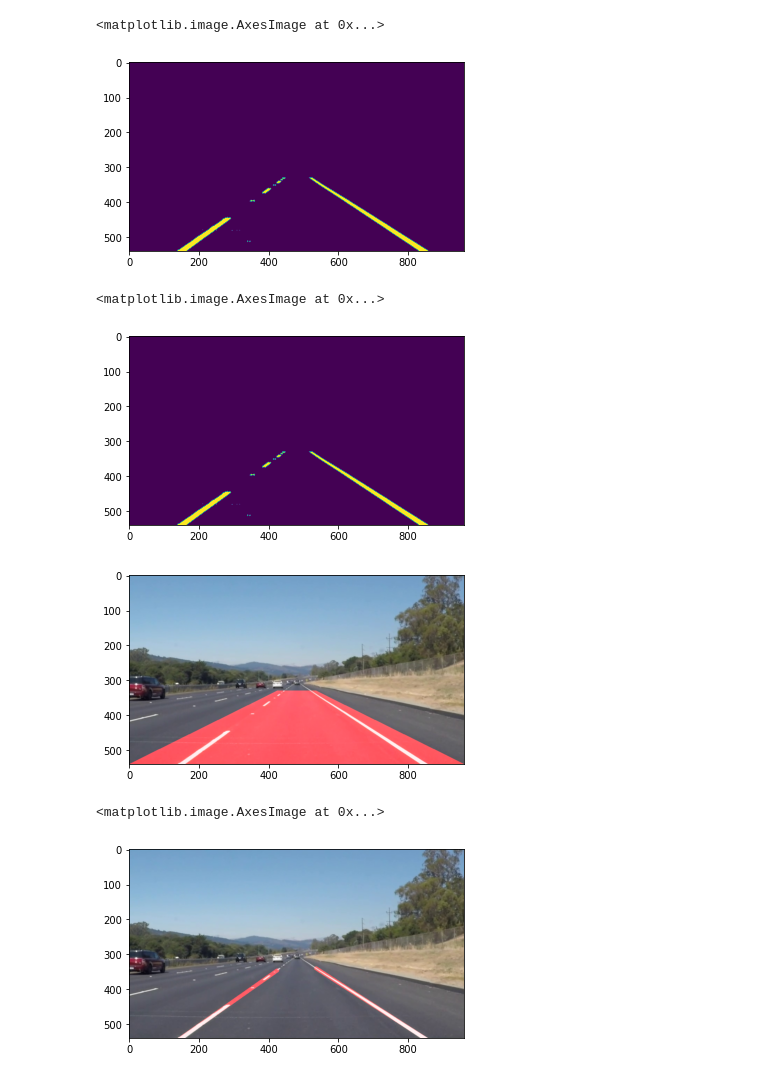
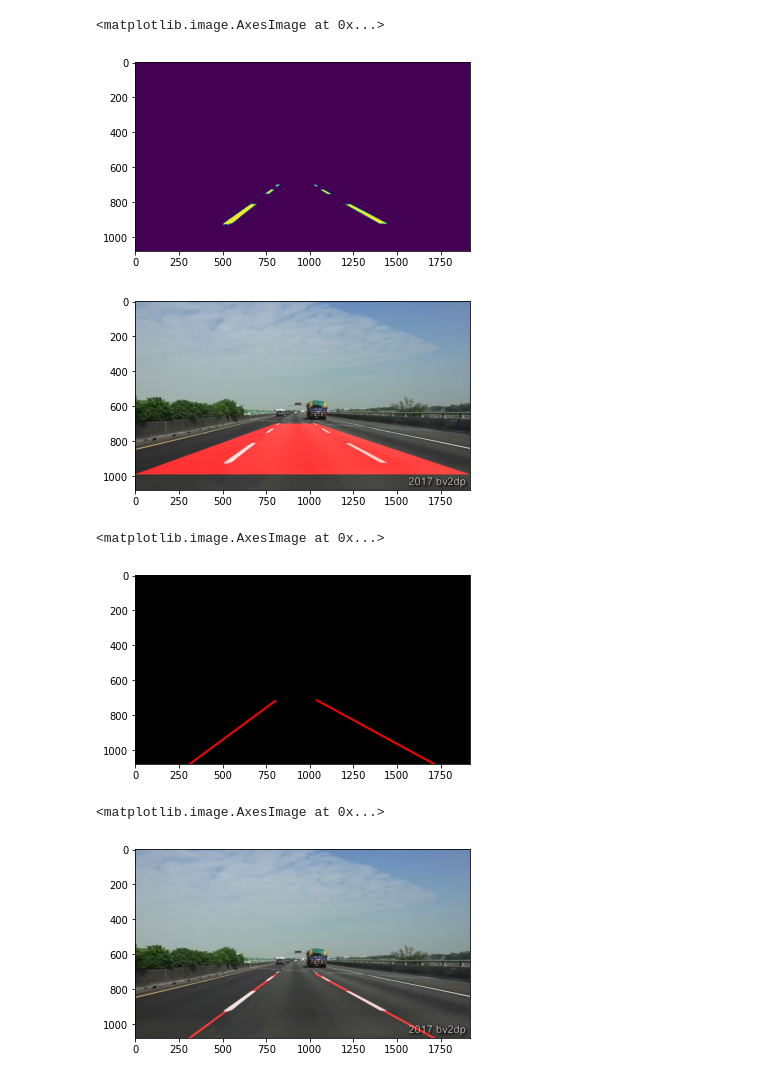
Before and after one commit to Abner0627/Find-Lane-Line-on-the-Road, a Jupyter notebook: main.ipynb, the cells around one changed output. Saved outputs shown, nothing was run; the diff lists cells and outputs as text; code cells hidden in the pictures.

```diff
--- a/main.ipynb
+++ b/main.ipynb
@@ -7,7 +7,7 @@ from sklearn.linear_model import LinearRegression
 
 #%% Load video
 P = './data'
-V = 'solidWhiteRight.mp4'
+V = 'tw_NH1.mp4'
 sV = 'Lane_' + V
 vc = cv2.VideoCapture(os.path.join(P, V))
 fps = vc.get(cv2.CAP_PROP_FPS)
@@ -41,7 +41,7 @@ def linear_reg(x, y, res, Llimt, Rlimt):
     yfit = model.predict(xfit)
     return xfit, yfit
 
-def _line(lines, vertices, res=2500):
+def _line(lines, vertices, res=10000):
     color = [255, 0, 0]
     thickness = 5
     x1 = lines[:, :, 0]
@@ -113,10 +113,10 @@ plt.imshow(binary_warped)
 #%% Mask
 mask = np.zeros_like(binary_warped)
 vertices = np.array(
-    [[0, 540],  # Bottom left
-    [425, 330],  # Top left
-    [535, 330],  # Top right
-    [960, 540]]) # Bottom right
+    [[0, 990],  # Bottom left
+    [805, 700],  # Top left
+    [1040, 700],  # Top right
+    [1920, 990]]) # Bottom righ
 
 #defining a 3 channel or 1 channel color to fill the mask with depending on the input image
 if len(binary_warped.shape) > 2:
@@ -134,33 +134,33 @@ masked_image = cv2.bitwise_and(binary_warped, mask)
 #====================
 fig_0 = plt.figure(0)
 plt.imshow(masked_image)
+fig_1 = plt.figure(1)
+mask_r = np.zeros((img.shape[0], img.shape[1], 3), dtype=np.uint8)
+mask_r[:,:,0], mask_r[:,:,1], mask_r[:,:,2] = mask, mask*0, mask*0
+mask_result = cv2.addWeighted(mask_r, 1, img, 1, 0)
+plt.imshow(mask_result)
 # %% [output]
 <matplotlib.image.AxesImage at 0x...>
-[figure, old version]
+[figure, new version]
+[figure, added]
 # %%
 rho = 1
 theta = np.pi/180
 threshold = 1
 min_line_len = 10
 max_line_gap = 1
 
 lines = cv2.HoughLinesP(masked_image, rho, theta, threshold, np.array([]), minLineLength=min_line_len, maxLineGap=max_line_gap)
 line_img = np.zeros((masked_image.shape[0], masked_image.shape[1], 3), dtype=np.uint8)
 lines_new = _line(lines, vertices)
 draw_lines(line_img, lines_new)
 
 #====================
 fig_0 = plt.figure(0)
-plt.imshow(masked_image)
-fig_1 = plt.figure(1)
-mask_r = np.zeros((img.shape[0], img.shape[1], 3), dtype=np.uint8)
-mask_r[:,:,0], mask_r[:,:,1], mask_r[:,:,2] = mask, mask*0, mask*0
-mask_result = cv2.addWeighted(mask_r, 1, img, 1, 0)
-plt.imshow(mask_result)
+plt.imshow(line_img)
 # %% [output]
 <matplotlib.image.AxesImage at 0x...>
-[figure, old version]
+[figure, new version]
-[figure, removed]
 # %%
 #%% Result
 result = cv2.addWeighted(line_img, 1, img, 1, 0)
@@ -170,4 +170,4 @@ fig_0 = plt.figure(0)
 plt.imshow(result)
 # %% [output]
 <matplotlib.image.AxesImage at 0x...>
-[figure, old version]
+[figure, new version]
```
Also changed, not shown: parts of 2 cells of this notebook, 2 other files.
